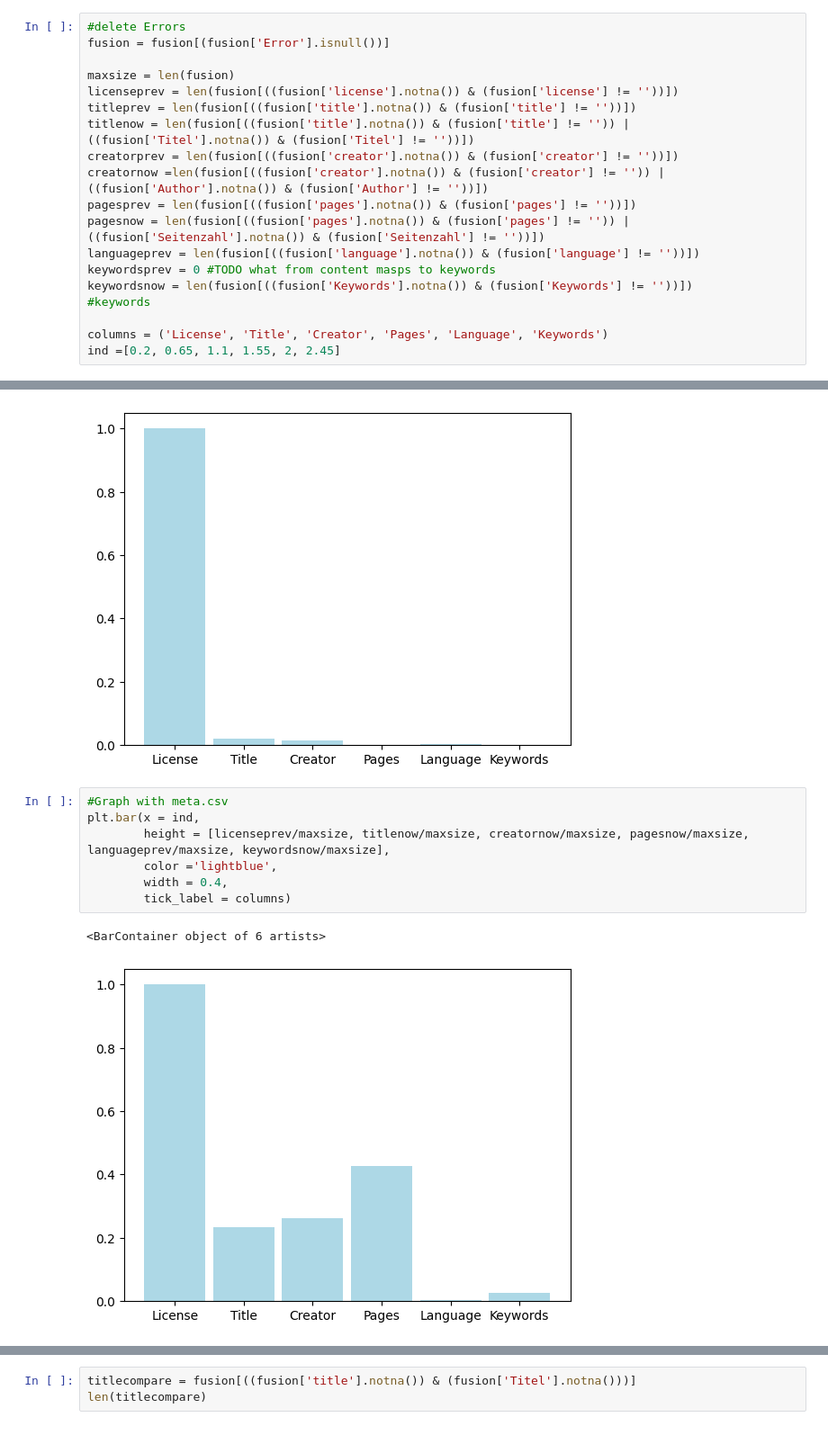
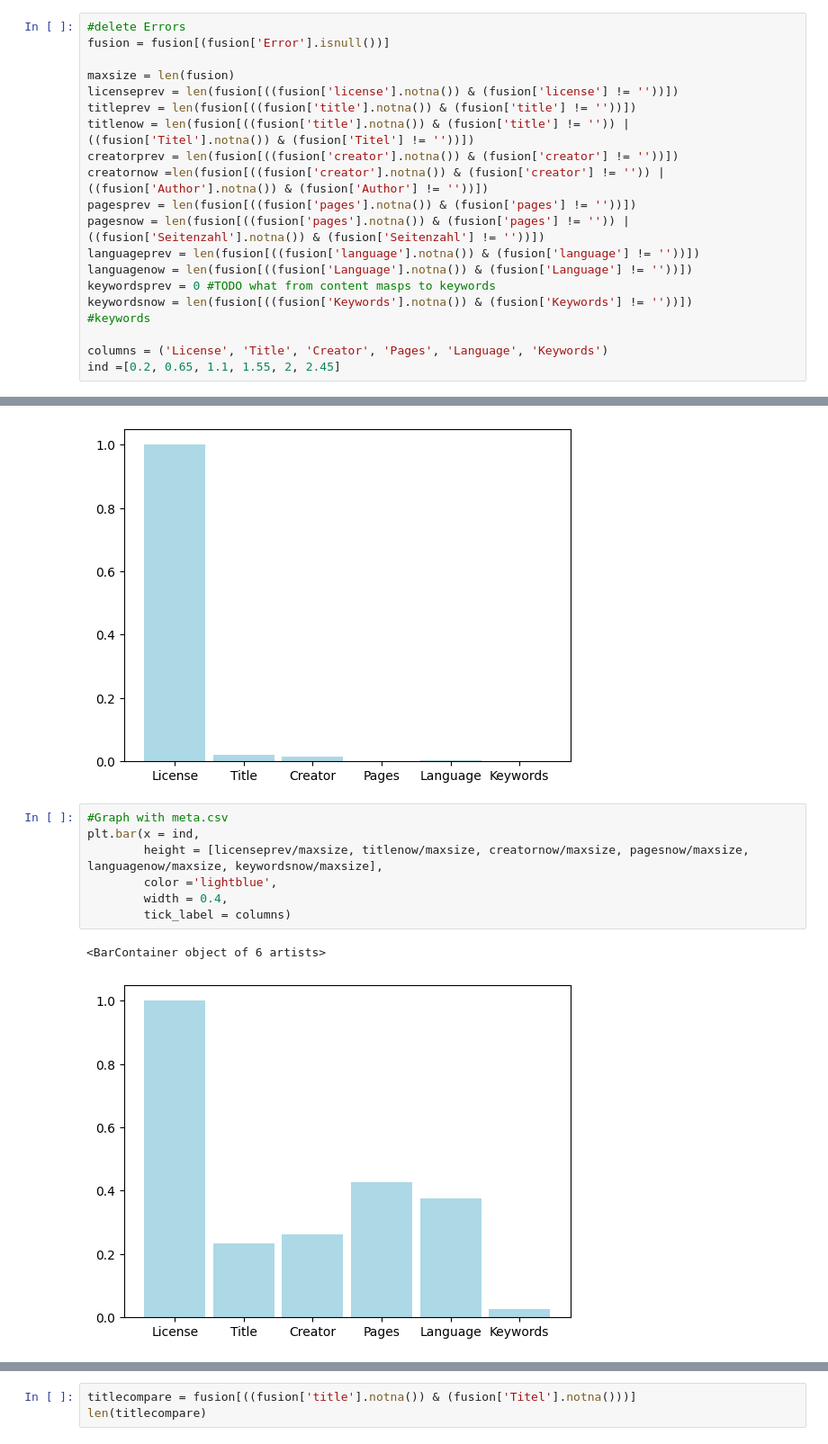
Before and after one commit to JojoThaumium/content-aggregation-on-OER-objects, a Jupyter notebook: notebooks/metaevaluation.ipynb, the cells around one changed output, grey strips where cells are left out. Shown at 90% size. Cells and saved outputs as stored; diff of their text form.

```diff
--- a/notebooks/metaevaluation.ipynb
+++ b/notebooks/metaevaluation.ipynb
@@ -284,6 +302,7 @@ creatornow =len(fusion[((fusion['creator'].notna()) & (fusion['creator'] != ''))
 pagesprev = len(fusion[((fusion['pages'].notna()) & (fusion['pages'] != ''))])
 pagesnow = len(fusion[((fusion['pages'].notna()) & (fusion['pages'] != '')) | ((fusion['Seitenzahl'].notna()) & (fusion['Seitenzahl'] != ''))])
 languageprev = len(fusion[((fusion['language'].notna()) & (fusion['language'] != ''))])
+languagenow = len(fusion[((fusion['Language'].notna()) & (fusion['Language'] != ''))])
 keywordsprev = 0 #TODO what from content masps to keywords
 keywordsnow = len(fusion[((fusion['Keywords'].notna()) & (fusion['Keywords'] != ''))])
 #keywords
@@ -304,12 +323,12 @@ plt.bar(x = ind,
 # %%
 #Graph with meta.csv
 plt.bar(x = ind,
-        height = [licenseprev/maxsize, titlenow/maxsize, creatornow/maxsize, pagesnow/maxsize, languageprev/maxsize, keywordsnow/maxsize],
+        height = [licenseprev/maxsize, titlenow/maxsize, creatornow/maxsize, pagesnow/maxsize, languagenow/maxsize, keywordsnow/maxsize],
         color ='lightblue',
         width = 0.4,
         tick_label = columns)
 # %% [output]
 <BarContainer object of 6 artists>
-[figure, old version]
+[figure, new version]
 # %%
 plt.bar(x = ind,
```
Also changed, not shown: parts of 12 cells of this notebook, 1 other file.
